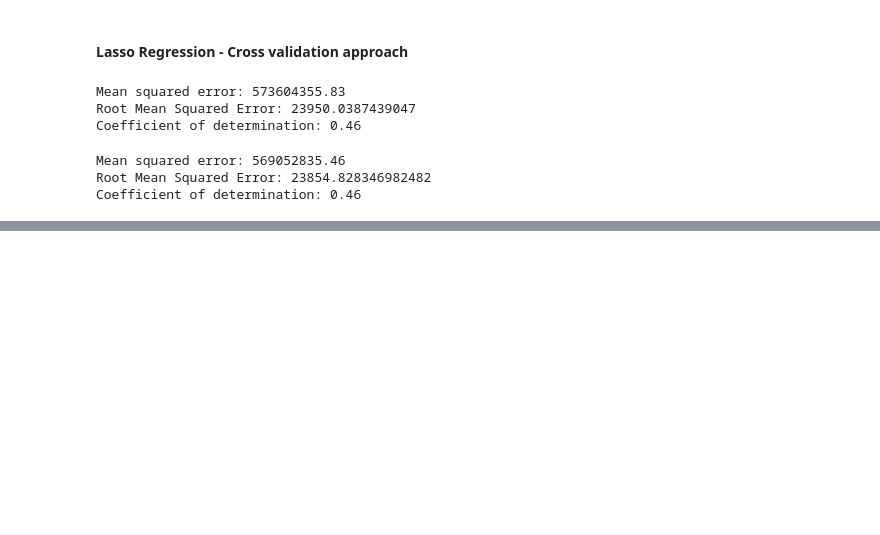
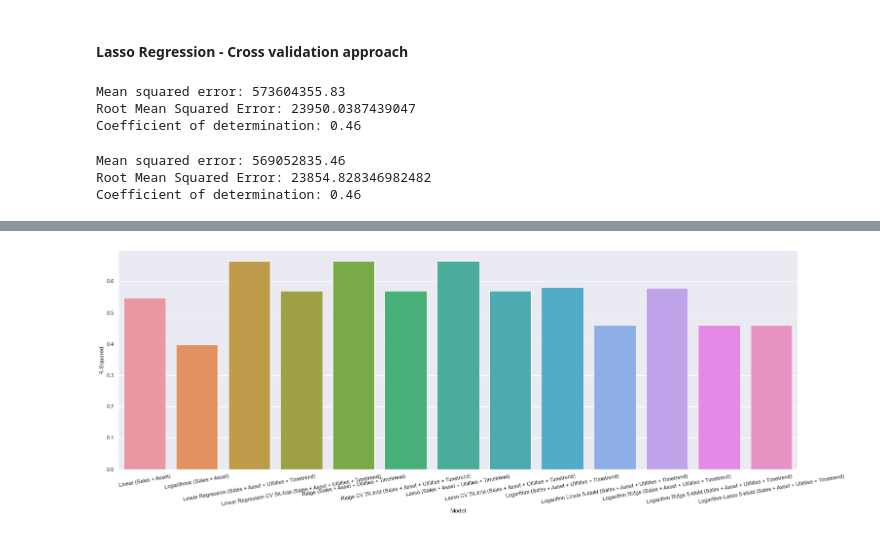
Before and after one commit to maralinetorres/BU-Capstone-Predicting-Environmental-Actions, a Jupyter notebook: Sprint #4 - Notebooks/Sprint4_Models_Evaluation.ipynb, the cells around one changed output, grey strips where cells are left out. Saved outputs shown, nothing was run; the diff lists cells and outputs as text; code cells hidden in the pictures; blank space fills up the shorter version.

```diff
--- a/Sprint #4 - Notebooks/Sprint4_Models_Evaluation.ipynb
+++ b/Sprint #4 - Notebooks/Sprint4_Models_Evaluation.ipynb
@@ -679,0 +756,9 @@ All four predictive models had a big RSME when predicting the GHG Scope. Model 3
+# %%
+sns.set(rc={'figure.figsize':(25,8.27)})
+g = sns.barplot('Model', 'R-Squared', data = df_model_eval)
+for item in g.get_xticklabels():
+    item.set_rotation(10)
+
+g.figure.savefig('Model R-Squared.png', bbox_inches='tight')
+# %% [output]
+[figure, added]
```
Also changed, not shown: parts of 42 cells of this notebook, 3 other files.
